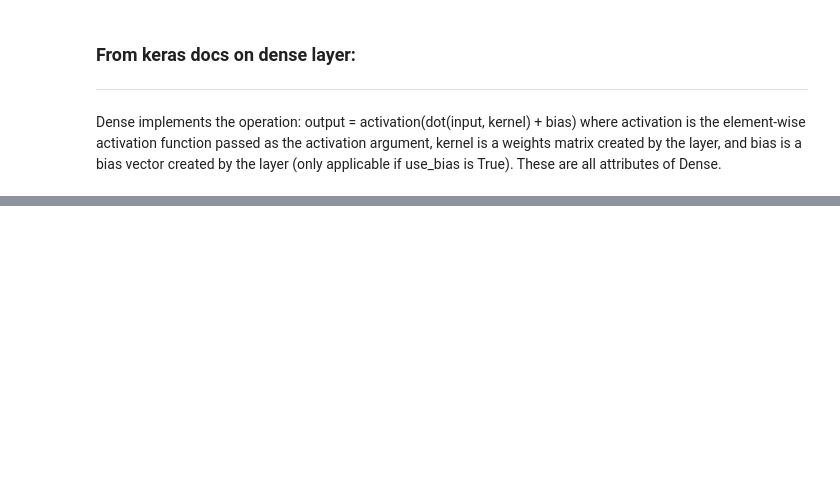
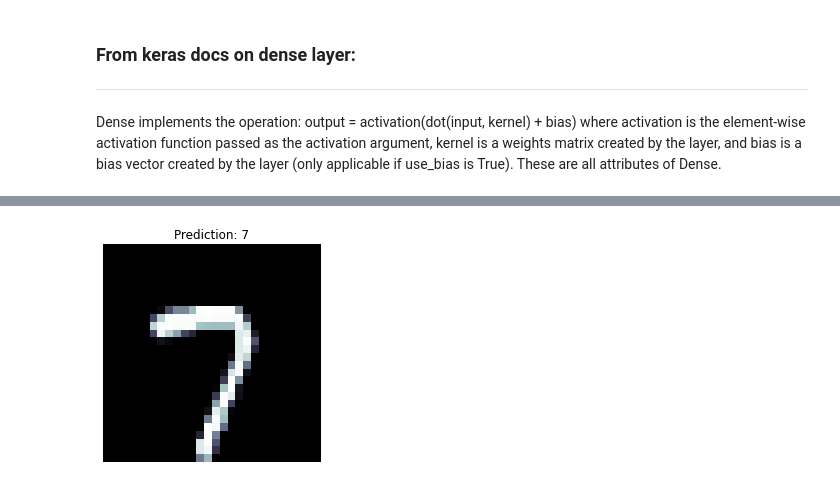
Before and after one commit to siddpatel1/DSPS_SPatel, a Jupyter notebook: HW10/sidpatel_hw10_digit_recognition_autoencoder.ipynb, the cells around one changed output, grey strips where cells are left out. Cells and saved outputs as stored; diff of their text form; code cells hidden in the pictures; blank space fills up the shorter version.

```diff
--- a/HW10/sidpatel_hw10_digit_recognition_autoencoder.ipynb
+++ b/HW10/sidpatel_hw10_digit_recognition_autoencoder.ipynb
@@ -64,0 +187,4 @@ model_digitRecog.add(Dense(img_col*img_row, activation="sigmoid"))
+# %%
+checkNprediction(2332, x_test, outputRecog)
+# %% [output]
+[figure, added]
```
Also changed, not shown: parts of 22 cells of this notebook.
